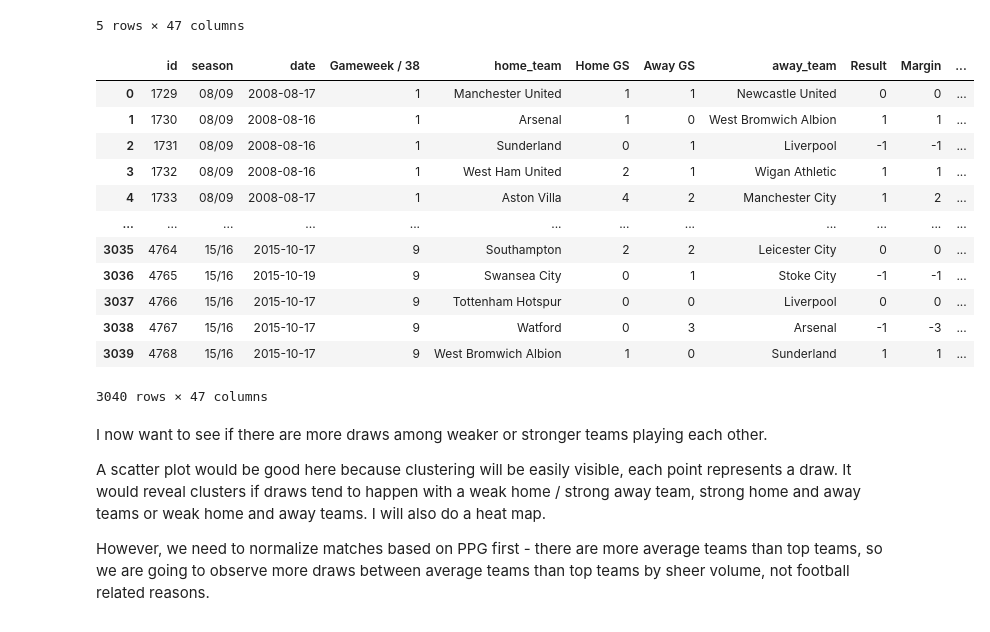
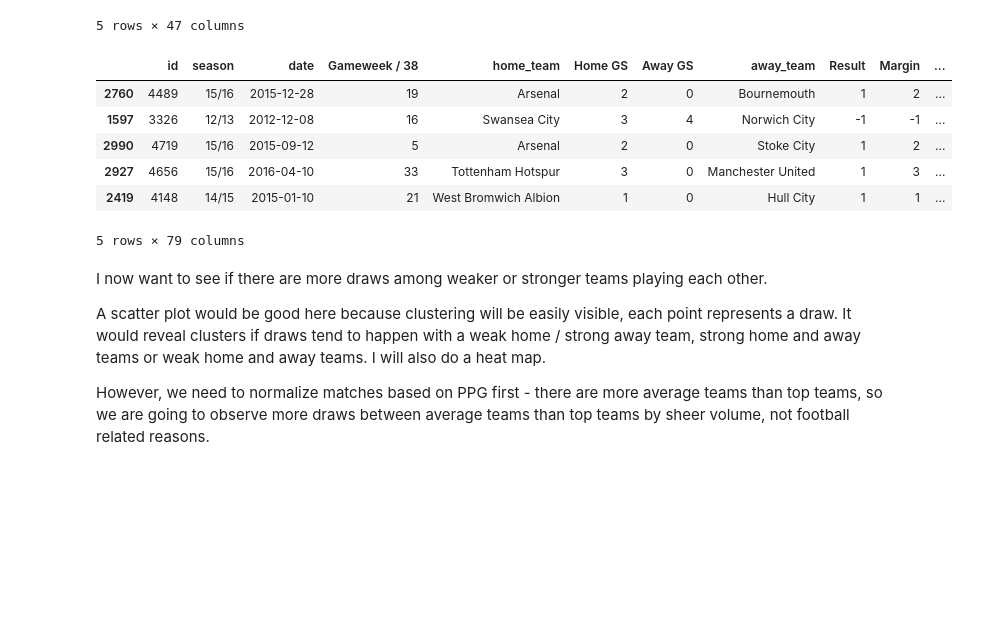
Before and after one commit to tjjdoherty/football-project-mvp, a Jupyter notebook: intro_clean_eda.ipynb, the cells around one changed output. Cells and saved outputs as stored; diff of their text form; code cells hidden in the pictures; blank space fills up the shorter version.

```diff
--- a/intro_clean_eda.ipynb
+++ b/intro_clean_eda.ipynb
@@ -1225,21 +1294,15 @@ add_points_per_game(prem, pl_points).head()
 # %%
 prem = add_points_per_game(prem, pl_points)
 # %%
-prem
+prem.sample(5)
 # %% [output]
 |  | id | season | date | Gameweek / 38 | home_team | Home GS | Away GS | away_team | Result | Margin | ... |
-| 0 | 1729 | 08/09 | 2008-08-17 | 1 | Manchester United | 1 | 1 | Newcastle United | 0 | 0 | ... |
-| 1 | 1730 | 08/09 | 2008-08-16 | 1 | Arsenal | 1 | 0 | West Bromwich Albion | 1 | 1 | ... |
-| 2 | 1731 | 08/09 | 2008-08-16 | 1 | Sunderland | 0 | 1 | Liverpool | -1 | -1 | ... |
-| 3 | 1732 | 08/09 | 2008-08-16 | 1 | West Ham United | 2 | 1 | Wigan Athletic | 1 | 1 | ... |
-| 4 | 1733 | 08/09 | 2008-08-17 | 1 | Aston Villa | 4 | 2 | Manchester City | 1 | 2 | ... |
-| ... | ... | ... | ... | ... | ... | ... | ... | ... | ... | ... | ... |
-| 3035 | 4764 | 15/16 | 2015-10-17 | 9 | Southampton | 2 | 2 | Leicester City | 0 | 0 | ... |
-| 3036 | 4765 | 15/16 | 2015-10-19 | 9 | Swansea City | 0 | 1 | Stoke City | -1 | -1 | ... |
-| 3037 | 4766 | 15/16 | 2015-10-17 | 9 | Tottenham Hotspur | 0 | 0 | Liverpool | 0 | 0 | ... |
-| 3038 | 4767 | 15/16 | 2015-10-17 | 9 | Watford | 0 | 3 | Arsenal | -1 | -3 | ... |
-| 3039 | 4768 | 15/16 | 2015-10-17 | 9 | West Bromwich Albion | 1 | 0 | Sunderland | 1 | 1 | ... |
+| 2760 | 4489 | 15/16 | 2015-12-28 | 19 | Arsenal | 2 | 0 | Bournemouth | 1 | 2 | ... |
+| 1597 | 3326 | 12/13 | 2012-12-08 | 16 | Swansea City | 3 | 4 | Norwich City | -1 | -1 | ... |
+| 2990 | 4719 | 15/16 | 2015-09-12 | 5 | Arsenal | 2 | 0 | Stoke City | 1 | 2 | ... |
+| 2927 | 4656 | 15/16 | 2016-04-10 | 33 | Tottenham Hotspur | 3 | 0 | Manchester United | 1 | 3 | ... |
+| 2419 | 4148 | 14/15 | 2015-01-10 | 21 | West Bromwich Albion | 1 | 0 | Hull City | 1 | 1 | ... |
-3040 rows × 47 columns
+5 rows × 79 columns
 # %% [markdown]
 I now want to see if there are more draws among weaker or stronger teams playing each other.
 
```
Also changed, not shown: parts of 52 cells of this notebook.
